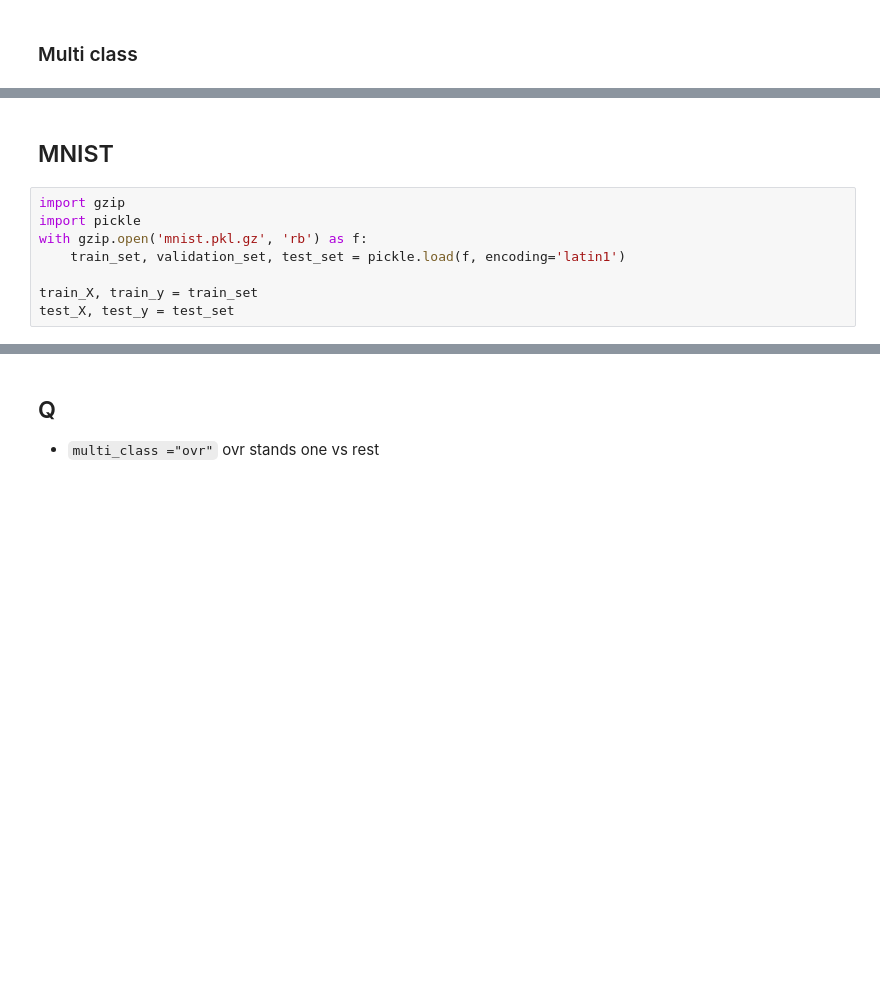
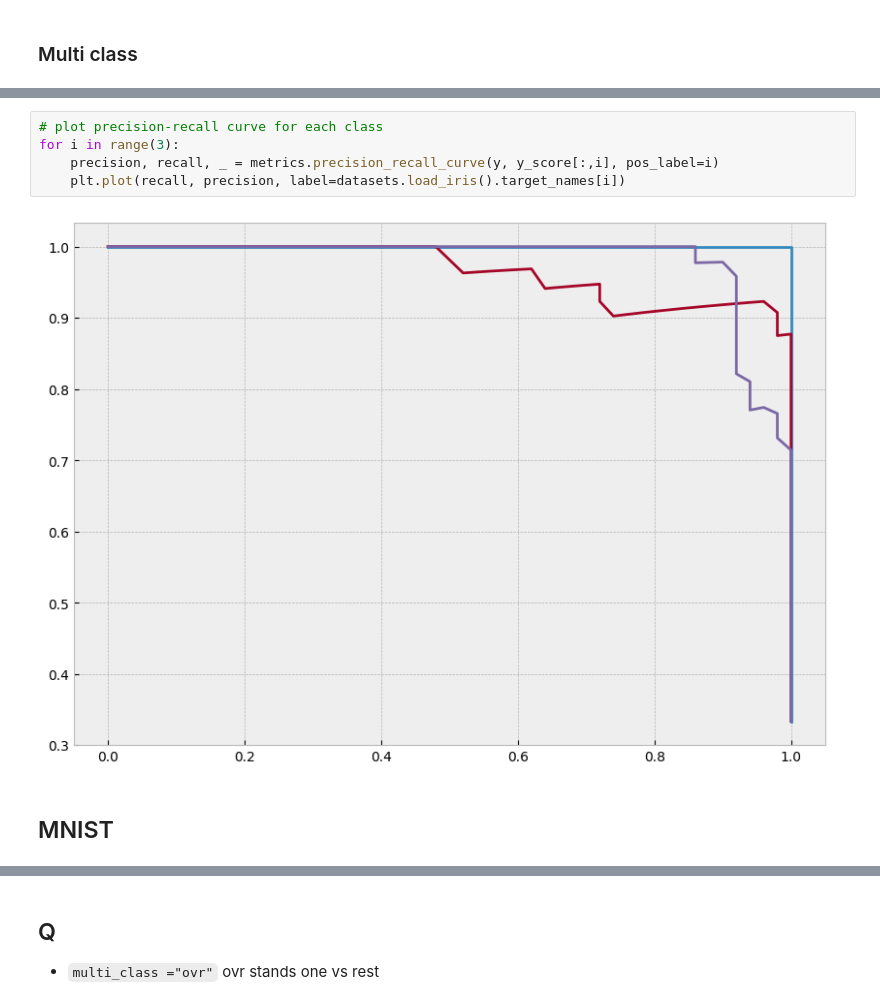
Before and after one commit to tjwei/DataScienceSoftware2024, a Jupyter notebook: 04-machine_learning/03-Logistic Regression.ipynb, the cells around one changed output, grey strips where cells are left out. Saved outputs shown, nothing was run; the diff lists cells and outputs as text; blank space fills up the shorter version.

```diff
--- a/04-machine_learning/03-Logistic Regression.ipynb
+++ b/04-machine_learning/03-Logistic Regression.ipynb
@@ -157,10 +217,9 @@ plt.scatter(X[:,0], X[:, 1],  c=["rgb"[i] for i in y], zorder=10, s=20);
+# %%
+# plot precision-recall curve for each class
+for i in range(3):
+    precision, recall, _ = metrics.precision_recall_curve(y, y_score[:,i], pos_label=i)
+    plt.plot(recall, precision, label=datasets.load_iris().target_names[i])
+# %% [output]
+[figure, added]
 # %% [markdown]
 ## MNIST
-# %%
-import gzip
-import pickle
-with gzip.open('mnist.pkl.gz', 'rb') as f:
-    train_set, validation_set, test_set = pickle.load(f, encoding='latin1')
-
-train_X, train_y = train_set
-test_X, test_y = test_set
```
Also changed, not shown: parts of 34 cells of this notebook, 1 other file.
